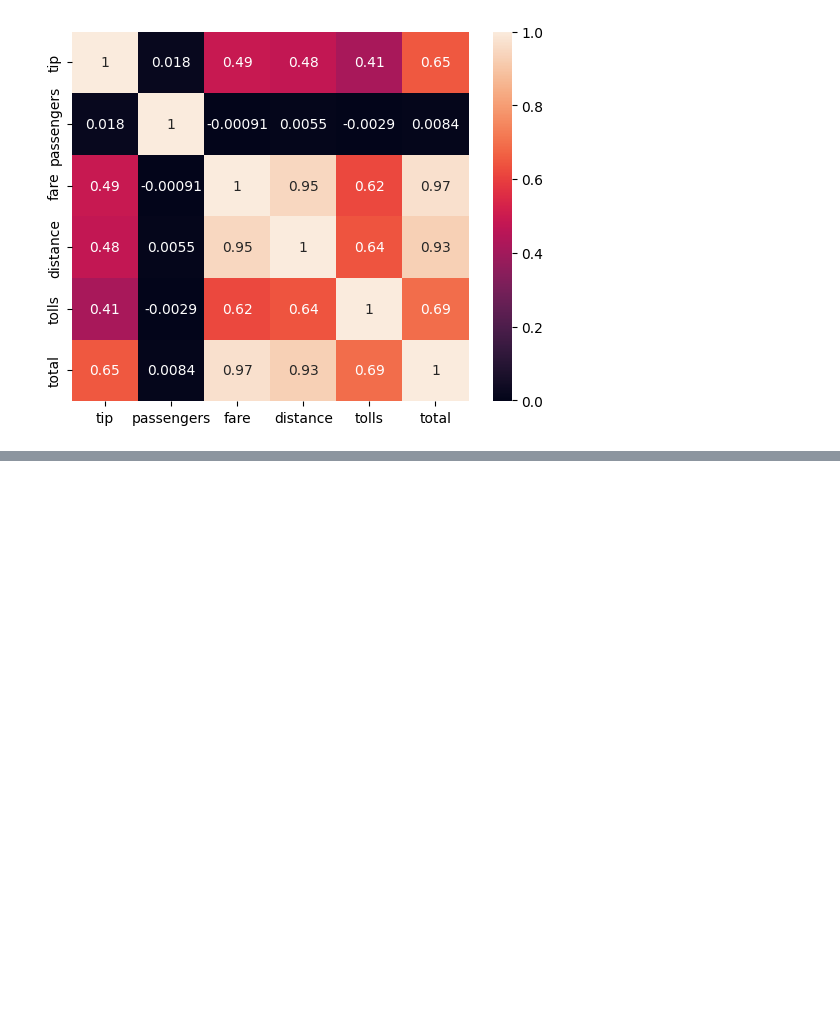
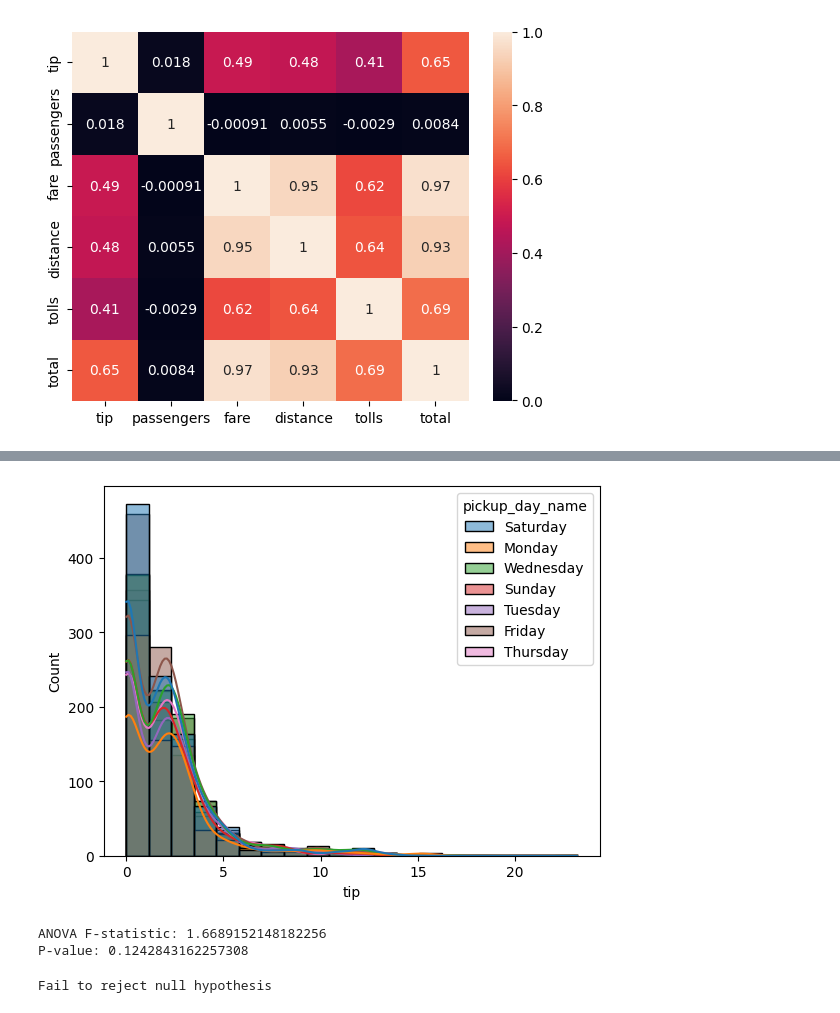
Before and after one commit to manjunath1005/Seaborn-Taxis-EDA, a Jupyter notebook: EDA_taxis.ipynb, the cells around one changed output, grey strips where cells are left out. Drawn from its saved outputs; the diff is of its cells as text; code cells hidden in the pictures; blank space fills up the shorter version.

```diff
--- a/EDA_taxis.ipynb
+++ b/EDA_taxis.ipynb
@@ -666,0 +774,19 @@ plt.show()
+# %%
+sns.histplot(x=df.tip,hue=df.pickup_day_name,kde=True,bins=20)
+plt.show()
+# %% [output]
+[figure, added]
+# %%
+f_stat6,p_val11=stats.f_oneway(*[group['tip'].values for name,group in df.groupby('pickup_day_name')])
+print("ANOVA F-statistic:", f_stat6)
+print("P-value:", p_val11)
+# %% [output]
+ANOVA F-statistic: 1.6689152148182256
+P-value: 0.1242843162257308
+# %%
+if p_val11 < 0.05:
+  print("Reject null hypothesis")
+else:
+  print("Fail to reject null hypothesis")
+# %% [output]
+Fail to reject null hypothesis
```
Also changed, not shown: parts of 72 cells of this notebook.
